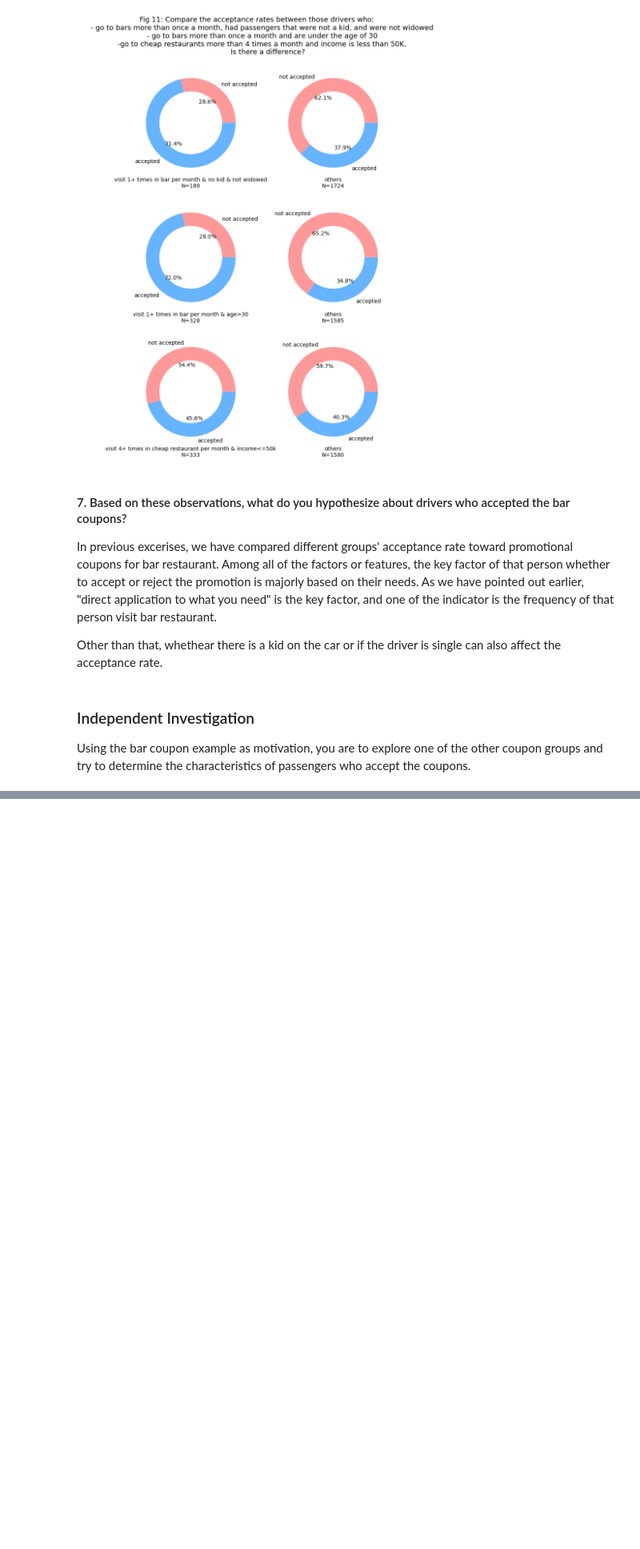
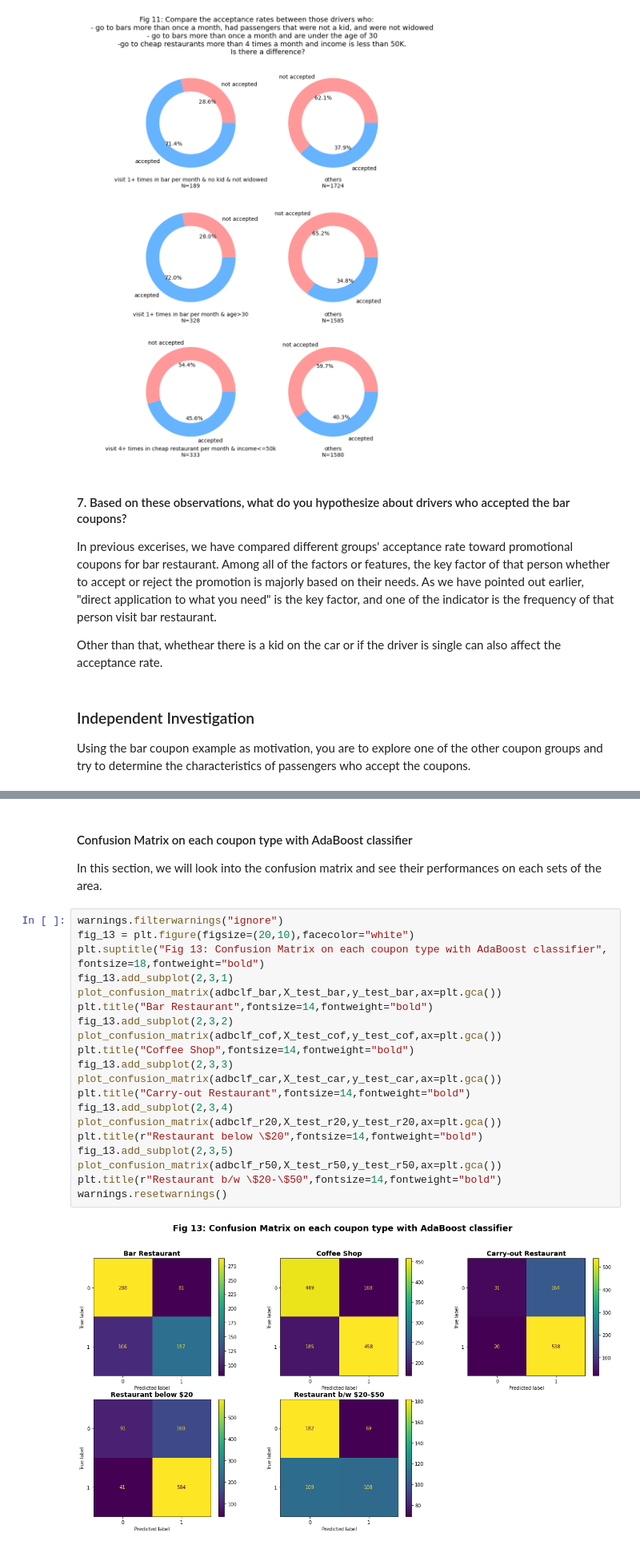
Before and after one commit to ytsai2937/kraftwerk, a Jupyter notebook: assignment_5_1_starter/assignment_5_1.ipynb, the cells around one changed output, grey strips where cells are left out. Shown at 80% size. Drawn from its saved outputs; the diff is of its cells as text; blank space fills up the shorter version.

```diff
--- a/assignment_5_1_starter/assignment_5_1.ipynb
+++ b/assignment_5_1_starter/assignment_5_1.ipynb
@@ -997,0 +1211,25 @@ df_
+# %% [markdown]
+#### Confusion Matrix on each coupon type with AdaBoost classifier
+In this section, we will look into the confusion matrix and see their performances on each sets of the area.
+# %%
+warnings.filterwarnings("ignore")
+fig_13 = plt.figure(figsize=(20,10),facecolor="white")
+plt.suptitle("Fig 13: Confusion Matrix on each coupon type with AdaBoost classifier", fontsize=18,fontweight="bold")
+fig_13.add_subplot(2,3,1)
+plot_confusion_matrix(adbclf_bar,X_test_bar,y_test_bar,ax=plt.gca())
+plt.title("Bar Restaurant",fontsize=14,fontweight="bold")
+fig_13.add_subplot(2,3,2)
+plot_confusion_matrix(adbclf_cof,X_test_cof,y_test_cof,ax=plt.gca())
+plt.title("Coffee Shop",fontsize=14,fontweight="bold")
+fig_13.add_subplot(2,3,3)
+plot_confusion_matrix(adbclf_car,X_test_car,y_test_car,ax=plt.gca())
+plt.title("Carry-out Restaurant",fontsize=14,fontweight="bold")
+fig_13.add_subplot(2,3,4)
+plot_confusion_matrix(adbclf_r20,X_test_r20,y_test_r20,ax=plt.gca())
+plt.title(r"Restaurant below \$20",fontsize=14,fontweight="bold")
+fig_13.add_subplot(2,3,5)
+plot_confusion_matrix(adbclf_r50,X_test_r50,y_test_r50,ax=plt.gca())
+plt.title(r"Restaurant b/w \$20-\$50",fontsize=14,fontweight="bold")
+warnings.resetwarnings()
+# %% [output]
+[figure, added]
```
Also changed, not shown: parts of 17 cells of this notebook, 3 other files.
